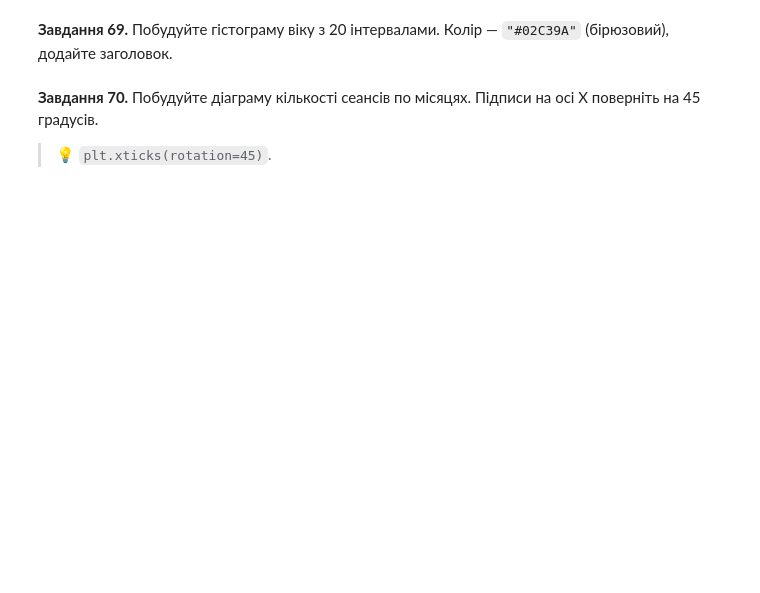
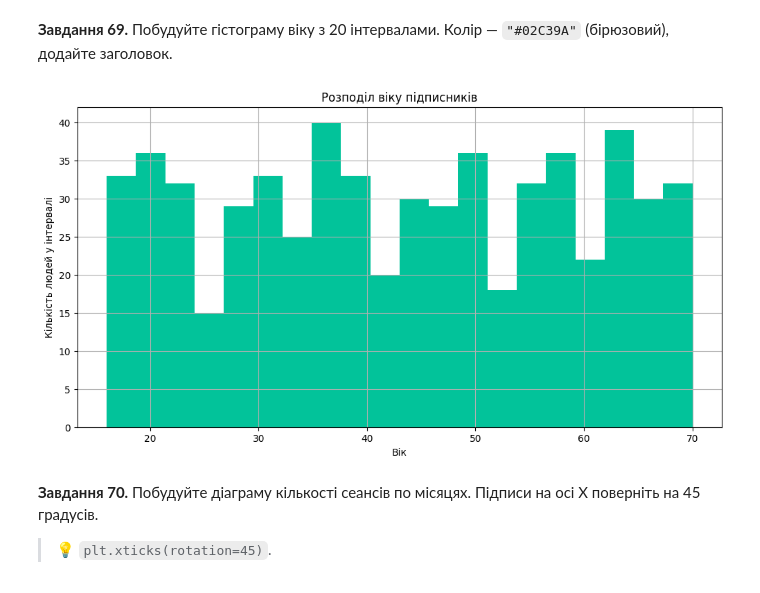
Before and after one commit to zzzer0-wav/myDTA_2026, a Jupyter notebook: DTA_homework/PANDAS_viz_practice_80tasks.ipynb, the cells around one changed output. Drawn from its saved outputs; the diff is of its cells as text; code cells hidden in the pictures; blank space fills up the shorter version.

```diff
--- a/DTA_homework/PANDAS_viz_practice_80tasks.ipynb
+++ b/DTA_homework/PANDAS_viz_practice_80tasks.ipynb
@@ -1248,3 +1251,15 @@ plt.bar()
+# %%
+# Завдання 69:
+plt.figure(figsize=(12, 6))
+plt.hist(subs['age'], bins=20, color="#02C39A")
+plt.title('Розподіл віку підписників')
+plt.xlabel('Вік')
+plt.ylabel('Кількість людей у інтервалі')
+plt.grid(True)
+
+plt.show()
+# %% [output]
+[figure, added]
 # %% [markdown]
 **Завдання 70.** Побудуйте діаграму кількості сеансів по місяцях. Підписи на осі X поверніть на 45 градусів.
 
```
Also changed, not shown: parts of 28 cells of this notebook.
